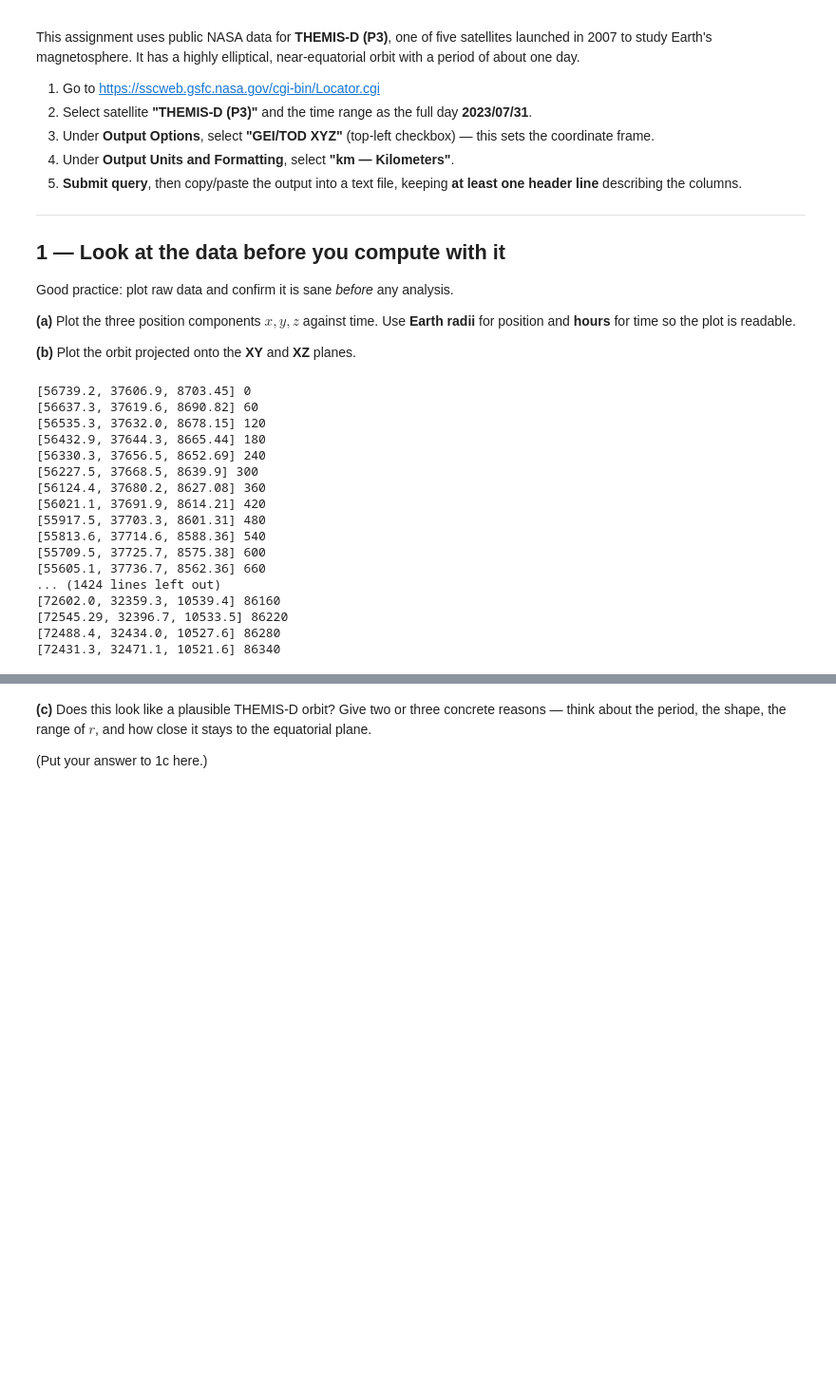
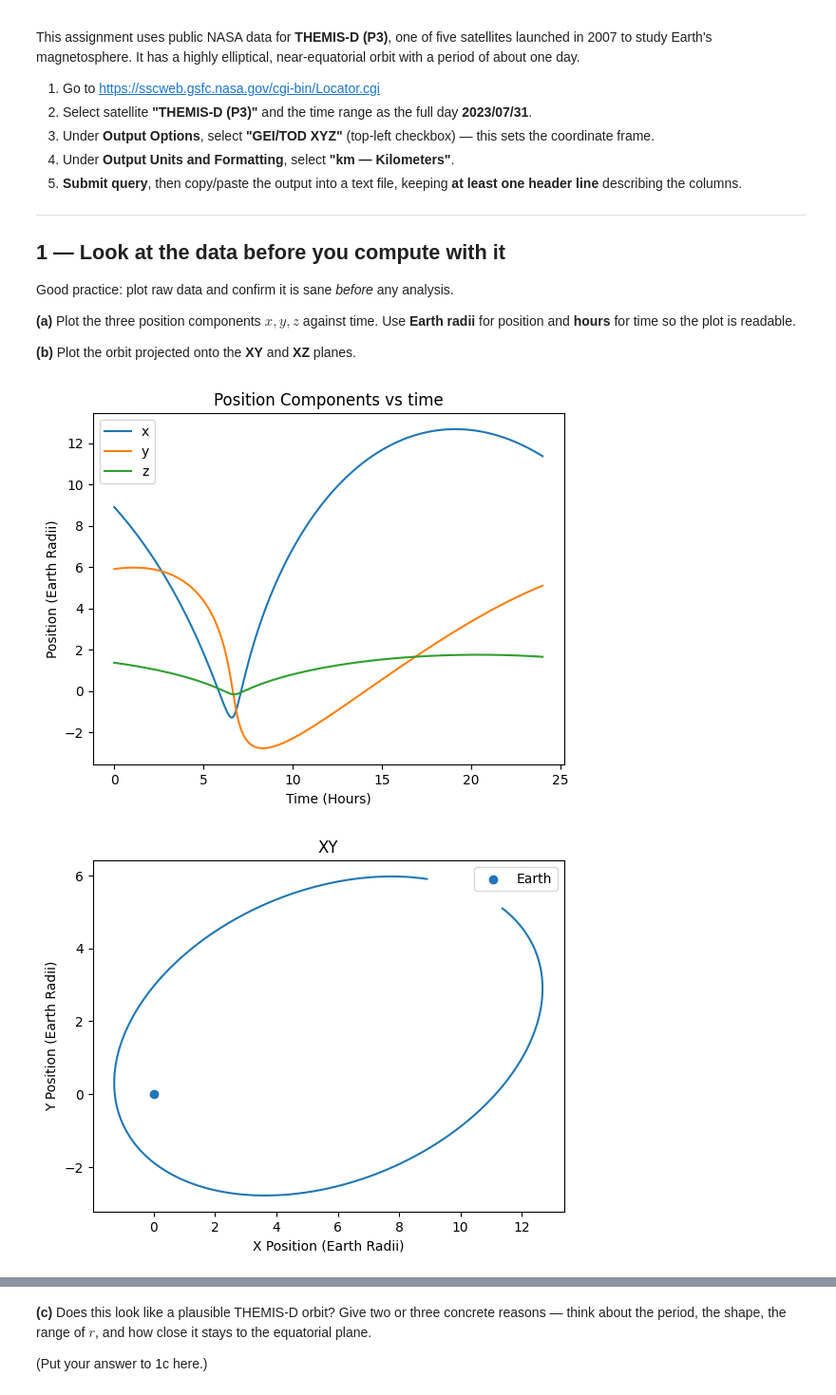
Before and after one commit to wrokh/Assignment1, a Jupyter notebook: AssignmentOne.ipynb, the cells around one changed output, grey strips where cells are left out. Shown at 95% size. Drawn from its saved outputs; the diff is of its cells as text; code cells hidden in the pictures; blank space fills up the shorter version.

Commit message:
Added Plot to part 1
Did the plots for part 1 a and b

```diff
--- a/AssignmentOne.ipynb
+++ b/AssignmentOne.ipynb
@@ -91,7 +91,7 @@ def process_text_line(line):
     minutes = int(timeArray[1]) * 60
     timeSeconds = hours + minutes + int(timeArray[2])
     columns = [float(lineArray[2]), float(lineArray[3]), float(lineArray[4])]
-    print(columns, timeSeconds)
+    # print(columns, timeSeconds)
     return columns, timeSeconds
 
 
@@ -107,47 +107,66 @@ def read_orbit_file(filename, n_header_lines):
     # Skip the header lines
     dataLines = allLine[n_header_lines:]
     n = len(dataLines)
     time = np.zeros(n)
     position = np.zeros((n, 3))
     i = 0
     for line in dataLines:
         columns, timeSeconds = process_text_line(line)
         time[i] = timeSeconds
         position[i, :] = columns
         i += 1
 
     return time, position
 
 
 def q1_plots(time, position):
     """
     Docstring goes here
     """
+    earthRadii = 6371
+
+    # Convert time to hours and position to earth radii
+    timeHours = time/3600.0
+    positionRE = position/earthRadii
+
     # Start with Part a
+    # AI was used to help clean up, didn't realize could use : to grab all in that axis, so all rows here
+    plt.figure()
+    plt.plot(timeHours, positionRE[:,0], label='x')
+    plt.plot(timeHours, positionRE[:,1], label='y')
+    plt.plot(timeHours, positionRE[:,2], label='z')
+    plt.xlabel("Time (Hours)")
+    plt.ylabel("Position (Earth Radii)")
+    plt.title("Position Components vs time")
+    plt.legend()
+    plt.show
     # Start with Part b
+    # XY
+    plt.figure()
+    plt.plot(positionRE[:,0], positionRE[:,1])
+    plt.scatter(0, 0, label='Earth')
+    plt.xlabel("X Position (Earth Radii)")
+    plt.ylabel("Y Position (Earth Radii)")
+    plt.title("XY")
+    plt.legend()
+    plt.show
+    # XZ
+    plt.figure()
+    plt.plot(positionRE[:,0], positionRE[:,2])
+    plt.scatter(0, 0, label='Earth')
+    plt.xlabel("X Position (Earth Radii)")
+    plt.ylabel("Z Position (Earth Radii)")
+    plt.title("XZ")
+    plt.legend()
+    plt.show
 
 
 # Your code should be clean, well-commented and readable, which means most of it
 # should live in functions. The top-level code below should be only a few lines.
 
 filename = 'data.txt'
 time, position = read_orbit_file(filename, n_header_lines=4)
 q1_plots(time, position)
 # %% [output]
-[56739.2, 37606.9, 8703.45] 0
-[56637.3, 37619.6, 8690.82] 60
-[56535.3, 37632.0, 8678.15] 120
-[56432.9, 37644.3, 8665.44] 180
-[56330.3, 37656.5, 8652.69] 240
-[56227.5, 37668.5, 8639.9] 300
-[56124.4, 37680.2, 8627.08] 360
-[56021.1, 37691.9, 8614.21] 420
-[55917.5, 37703.3, 8601.31] 480
-[55813.6, 37714.6, 8588.36] 540
-[55709.5, 37725.7, 8575.38] 600
-[55605.1, 37736.7, 8562.36] 660
-... (1424 lines left out)
-[72602.0, 32359.3, 10539.4] 86160
-[72545.29, 32396.7, 10533.5] 86220
-[72488.4, 32434.0, 10527.6] 86280
-[72431.3, 32471.1, 10521.6] 86340
+[figure, added]
+[figure, added]
```
Also changed, not shown: parts of 4 cells of this notebook.
